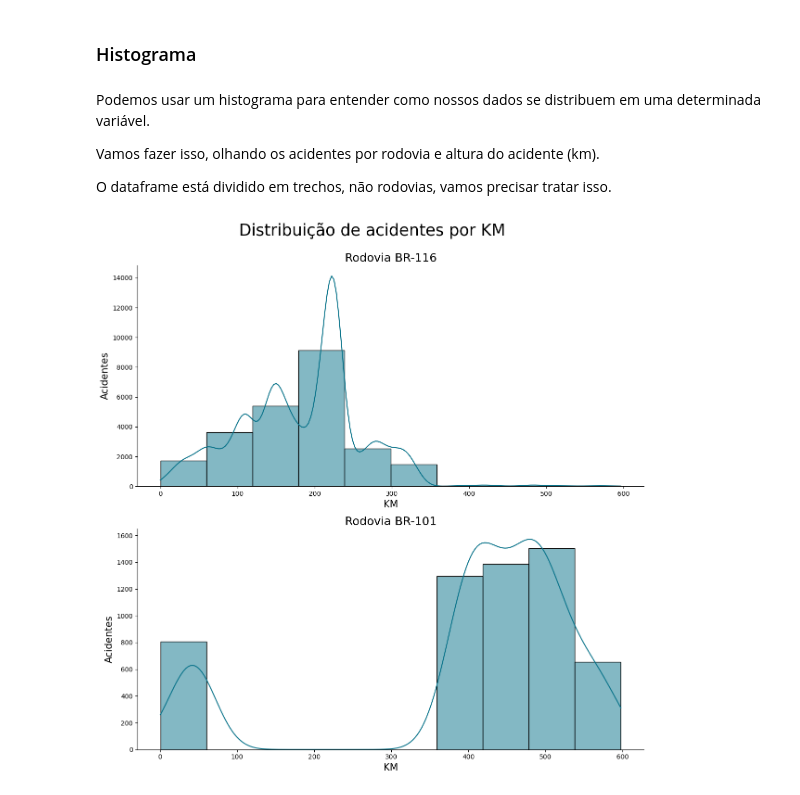
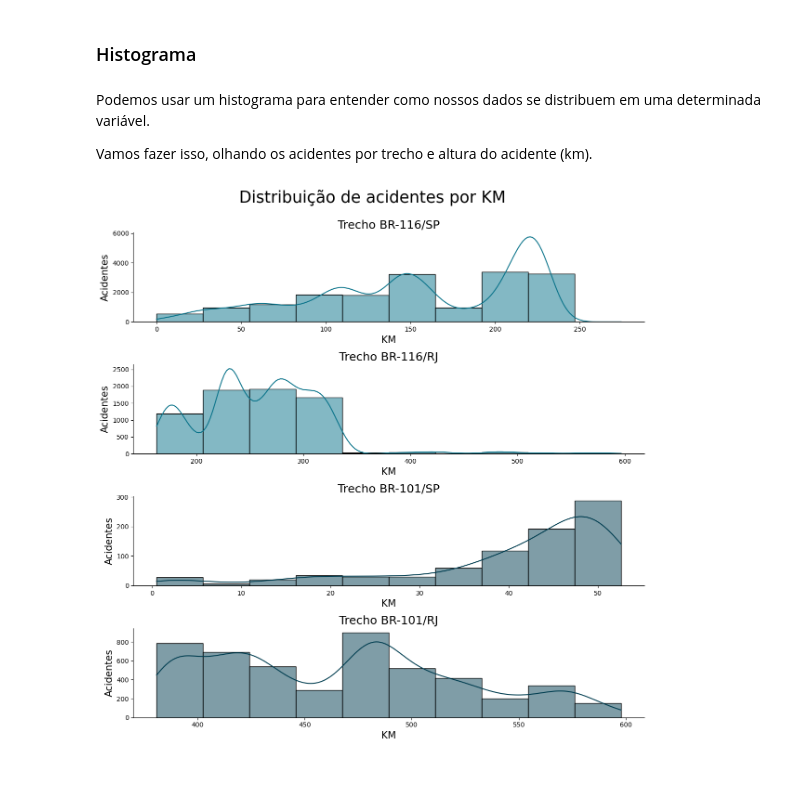
Before and after one commit to Bhertho/Analise_Acidentes_RioSP, a Jupyter notebook: Analise.ipynb, the cells around one changed output. Drawn from its saved outputs; the diff is of its cells as text; code cells hidden in the pictures.

```diff
--- a/Analise.ipynb
+++ b/Analise.ipynb
@@ -485,9 +485,7 @@ O gráfico de barras horizontais é perfeito para lidarmos com varias categorias
 # %% [markdown]
 Podemos usar um histograma para entender como nossos dados se distribuem em uma determinada variável.
 
-Vamos fazer isso, olhando os acidentes por rodovia e altura do acidente (km).
-
-O dataframe está dividido em trechos, não rodovias, vamos precisar tratar isso.
+Vamos fazer isso, olhando os acidentes por trecho e altura do acidente (km).
 # %%
 # Primeiro vamos transformar a variável km em float
 
@@ -504,72 +502,114 @@ df[['rodovia', 'estado']] = df['trecho'].str.split('/', expand=True)
 # Criando o histograma de cada rodovia
 
 # Cria a figura e os gráficos a serem plotados. Define o tamanho
-fig, axes = plt.subplots(2, 1, figsize=(12, 12))
+fig, axes = plt.subplots(4, 1, figsize=(12, 12))
 
-# Cria o histograma por KM da BR-116
-ax_br116 = sns.histplot(
-    data = df[df['rodovia'] == 'BR-116'],
+# Cria o histograma por KM da BR-116, em SP e RJ
+ax_br116sp = sns.histplot(
+    data = df[df['trecho'] == 'BR-116/SP'],
     x = 'km_ajustado',
     bins = 10,
     ax = axes[0],
     color = '#09738a',
     kde = True
 )
-# Cria o histograma por KM da BR-101
-ax_br101 = sns.histplot(
-    data = df[df['rodovia'] == 'BR-101'],
+ax_br116rj = sns.histplot(
+    data = df[df['trecho'] == 'BR-116/RJ'],
     x = 'km_ajustado',
     bins = 10,
     ax = axes[1],
     color = '#09738a',
     kde = True
 )
+# Cria o histograma por KM da BR-101
+ax_br101sp = sns.histplot(
+    data = df[df['trecho'] == 'BR-101/SP'],
+    x = 'km_ajustado',
+    bins = 10,
+    ax = axes[2],
+    color = '#003d50',
+    kde = True
+)
+ax_br101rj = sns.histplot(
+    data = df[df['trecho'] == 'BR-101/RJ'],
+    x = 'km_ajustado',
+    bins = 10,
+    ax = axes[3],
+    color = '#003d50',
+    kde = True
+)
 
 # Alterando o título
-ax_br116.set_title(
-    'Rodovia BR-116',
+ax_br116sp.set_title(
+    'Trecho BR-116/SP',
     loc = 'center',
     fontsize = 18
 )
-ax_br101.set_title(
-    'Rodovia BR-101',
+ax_br116rj.set_title(
+    'Trecho BR-116/RJ',
+    loc = 'center',
+    fontsize = 18
+)
+ax_br101sp.set_title(
+    'Trecho BR-101/SP',
+    loc = 'center',
+    fontsize = 18
+)
+ax_br101rj.set_title(
+    'Trecho BR-101/RJ',
     loc = 'center',
     fontsize = 18
 )
 
 # Adicionando as labels dos eixos x e y
-ax_br116.set_xlabel(
+ax_br116sp.set_xlabel(
     'KM',
     fontsize = 15
 )
-ax_br116.set_ylabel(
+ax_br116sp.set_ylabel(
     'Acidentes',
     fontsize = 15
 )
-ax_br101.set_xlabel(
+ax_br116rj.set_xlabel(
     'KM',
     fontsize = 15
 )
-ax_br101.set_ylabel(
+ax_br116rj.set_ylabel(
+    'Acidentes',
+    fontsize = 15
+)
+ax_br101sp.set_xlabel(
+    'KM',
+    fontsize = 15
+)
+ax_br101sp.set_ylabel(
+    'Acidentes',
+    fontsize = 15
+)
+ax_br101rj.set_xlabel(
+    'KM',
+    fontsize = 15
+)
+ax_br101rj.set_ylabel(
     'Acidentes',
     fontsize = 15
 )
 
 # Retira as linhas que fecham a 'caixa' do gráfico, mantendo apenas os eixos
 sns.despine()
 
 # Cria um título para a figura como um todo
 plt.suptitle(
     'Distribuição de acidentes por KM',
     fontsize=25,
-    y=1     #Adiciona espaço em relação aos gráficos
+    y=1     # Adiciona espaço em relação aos gráficos
 )
 
 # Organiza os elementos dos gráficos
 plt.tight_layout()
 
 # Exibe a figura
 plt.show()
 # %% [output]
-[figure, old version]
+[figure, new version]
 # %% [markdown]
```
Also changed, not shown: parts of 12 cells of this notebook.
